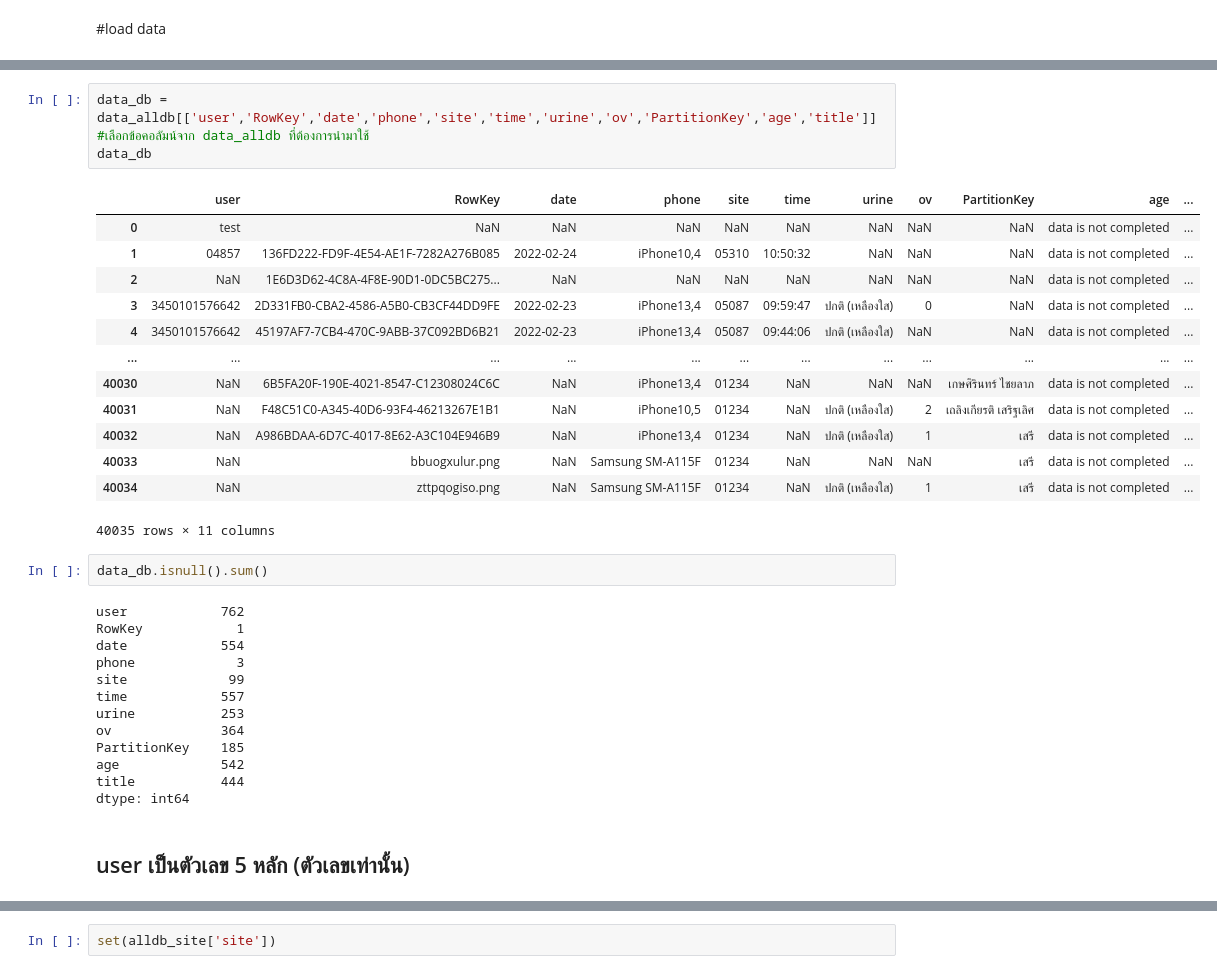
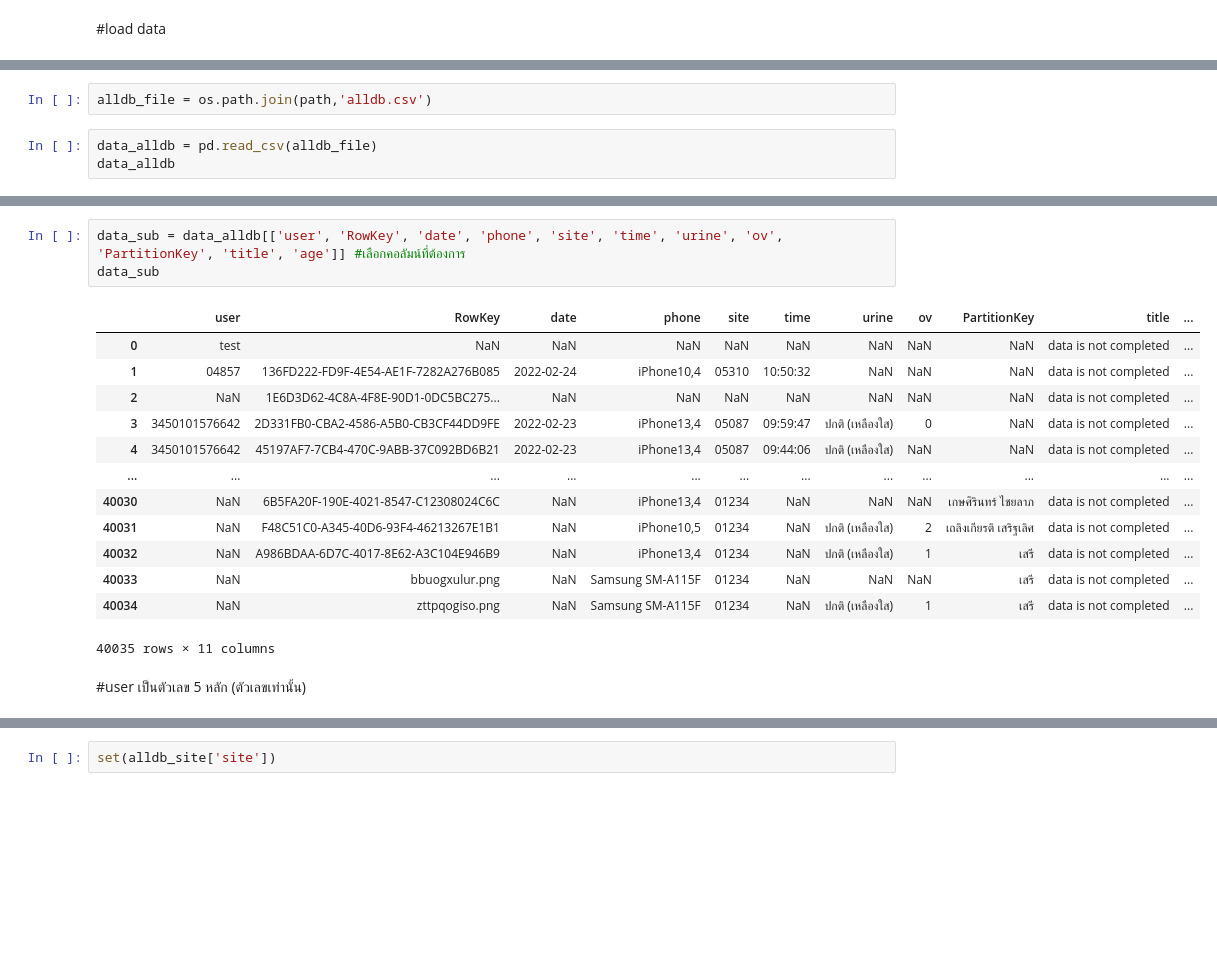
Before and after one commit to Chanunchida-May/data_viz_2022, a Jupyter notebook: FinalExam.ipynb, the cells around one changed output, grey strips where cells are left out. Saved outputs shown, nothing was run; the diff lists cells and outputs as text; blank space fills up the shorter version.

```diff
--- a/FinalExam.ipynb
+++ b/FinalExam.ipynb
@@ -54,0 +14,5 @@ dtype: bool
+# %%
+alldb_file = os.path.join(path,'alldb.csv')
+# %%
+data_alldb = pd.read_csv(alldb_file)
+data_alldb
@@ -55,8 +51,8 @@ dtype: bool
 # %%
-data_db = data_alldb[['user','RowKey','date','phone','site','time','urine','ov','PartitionKey','age','title']] #เลือกข้อคอลัมน์จาก data_alldb ที่ต้องการนำมาใช้
-data_db
+data_sub = data_alldb[['user', 'RowKey', 'date', 'phone', 'site', 'time', 'urine', 'ov', 'PartitionKey', 'title', 'age']] #เลือกคอลัมน์ที่ต้องการ
+data_sub
 # %% [output]
-|  | user | RowKey | date | phone | site | time | urine | ov | PartitionKey | age | ... |
+|  | user | RowKey | date | phone | site | time | urine | ov | PartitionKey | title | ... |
 | 0 | test | NaN | NaN | NaN | NaN | NaN | NaN | NaN | NaN | data is not completed | ... |
 | 1 | 04857 | 136FD222-FD9F-4E54-AE1F-7282A276B085 | 2022-02-24 | iPhone10,4 | 05310 | 10:50:32 | NaN | NaN | NaN | data is not completed | ... |
 | 2 | NaN | 1E6D3D62-4C8A-4F8E-90D1-0DC5BC275... | NaN | NaN | NaN | NaN | NaN | NaN | NaN | data is not completed | ... |
@@ -69,20 +65,5 @@ data_db
 | 40033 | NaN | bbuogxulur.png | NaN | Samsung SM-A115F | 01234 | NaN | NaN | NaN | เสรี | data is not completed | ... |
 | 40034 | NaN | zttpqogiso.png | NaN | Samsung SM-A115F | 01234 | NaN | ปกติ (เหลืองใส) | 1 | เสรี | data is not completed | ... |
 40035 rows × 11 columns
-# %%
-data_db.isnull().sum()
-# %% [output]
-user            762
-RowKey            1
-date            554
-phone             3
-site             99
-time            557
-urine           253
-ov              364
-PartitionKey    185
-age             542
-title           444
-dtype: int64
 # %% [markdown]
-## user เป็นตัวเลข 5 หลัก (ตัวเลขเท่านั้น)
+#user เป็นตัวเลข 5 หลัก (ตัวเลขเท่านั้น)
```
Also changed, not shown: parts of 102 cells of this notebook.
